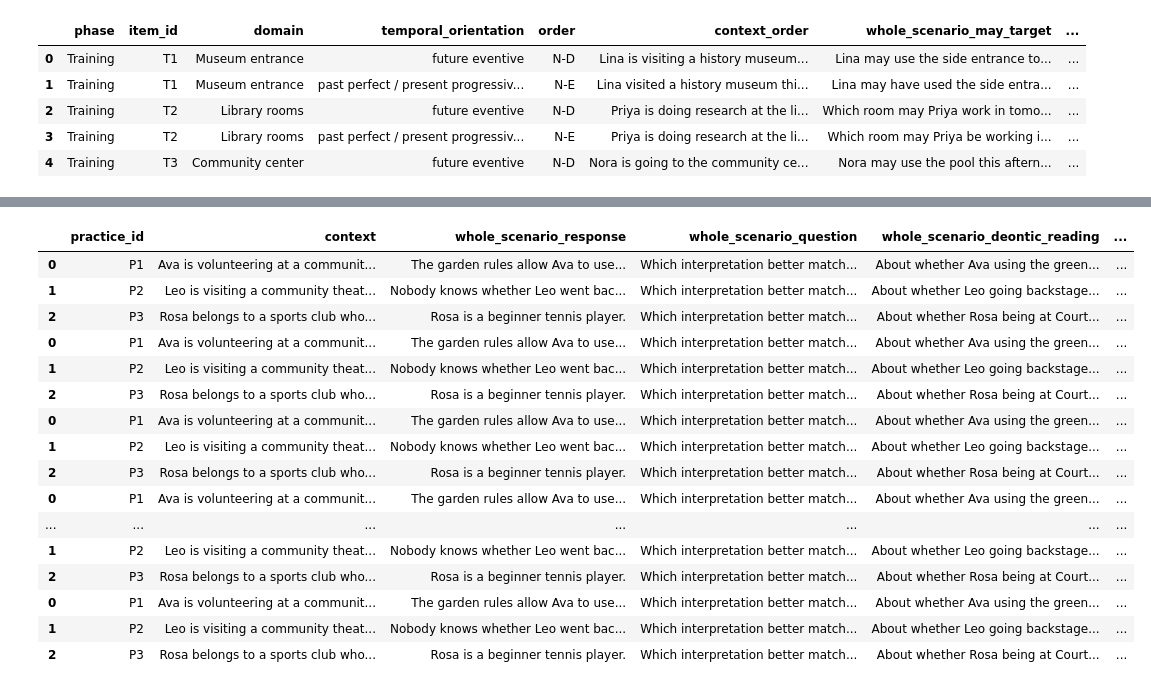
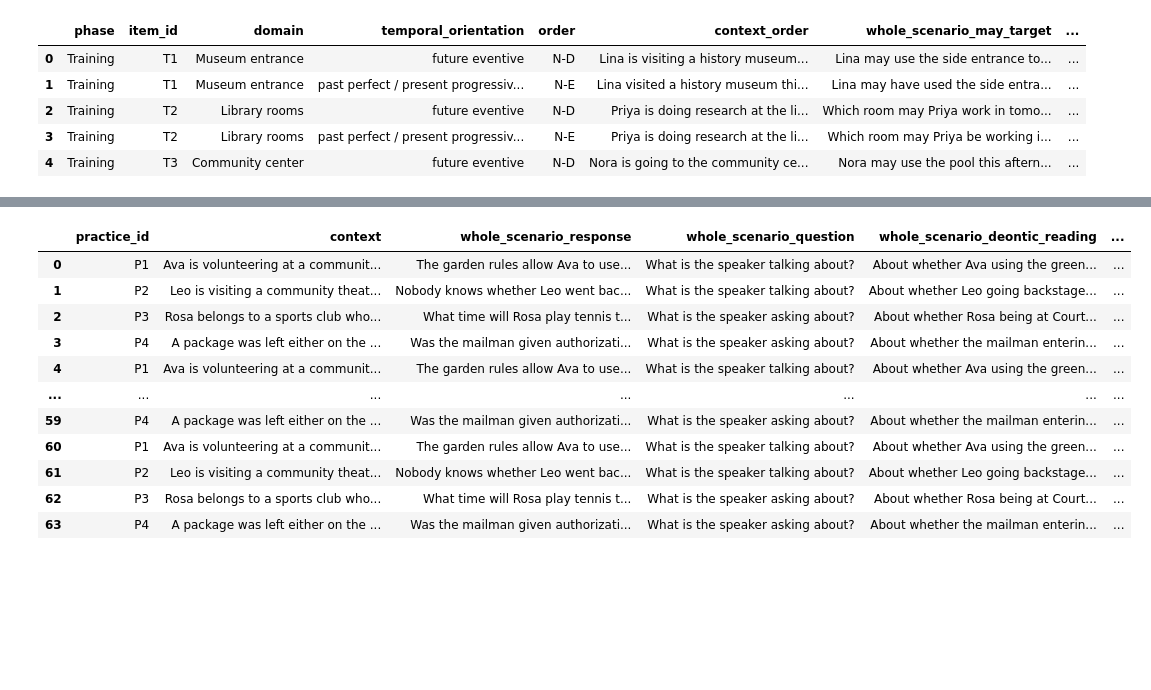
Before and after one commit to lucas-y-li/modal-learning, a Jupyter notebook: norming_study_modify_stimulus.ipynb, the cells around one changed output, grey strips where cells are left out. Saved outputs shown, nothing was run; the diff lists cells and outputs as text; code cells hidden in the pictures; blank space fills up the shorter version.

Commit message:
switched whole_scenario norm to be forced-choice and fixed group assignment balancing (copilot sucks)

```diff
--- a/norming_study_modify_stimulus.ipynb
+++ b/norming_study_modify_stimulus.ipynb
@@ -197,11 +199,11 @@ cols = [
     "syntax"
 ]
 
-whole_scenario = df[cols]
+whole_scenario = df[cols].copy()
 
 whole_scenario["whole_scenario_question"] = whole_scenario["whole_scenario_may_target"].apply(
-    lambda x: "Which interpretation better matches what the speaker is talking about?" if x[-1] == "." \
-        else "Which interpretation better matches what the speaker is asking about?"
+    lambda x: "What is the speaker talking about?" if x[-1] == "." \
+        else "What is the speaker asking about?"
 )
 
 whole_scenario.head()
@@ -270,6 +244,7 @@ whole_scenario_may = whole_scenario[[
         "temporal_orientation",
         "order",
         "context_order",
+        "context_order_code",
         "whole_scenario_may_target",
         "whole_scenario_question",
         "whole_scenario_deontic_reading", "whole_scenario_epistemic_reading",
@@ -287,6 +262,7 @@ whole_scenario_possible = whole_scenario[[
         "temporal_orientation",
         "order",
         "context_order",
+        "context_order_code",
         "whole_scenario_possible_target",
         "whole_scenario_question",
         "whole_scenario_deontic_reading", "whole_scenario_epistemic_reading",
@@ -295,7 +271,7 @@ whole_scenario_possible = whole_scenario[[
         ]].rename(columns={
             "whole_scenario_possible_target":"whole_scenario_response",
         })
-whole_scenario_may["response_type"] = "possible"
+whole_scenario_possible["response_type"] = "possible"
 
 
 whole_scenario_may.head()
@@ -309,8 +284,0 @@ whole_scenario_may.head()
-# %%
-# participants see either may or possible, not both.
-
-whole_scenario_may["group"] = (whole_scenario_may.index + whole_scenario_may.index // 2) % 2 + 1
-print(whole_scenario_may["group"].tolist())
-
-whole_scenario_possible["group"] = (whole_scenario_possible.index + whole_scenario_possible.index // 2) % 2 + 3
-print(whole_scenario_possible["group"].tolist())
@@ -320,5 +285,5 @@ print(whole_scenario_possible["group"].tolist())
 # %%
-whole_scenario = pd.concat([whole_scenario_may, whole_scenario_possible])
+whole_scenario = pd.concat([whole_scenario_may, whole_scenario_possible]).reset_index(drop=True)
 
 whole_scenario["whole_scenario_response"] = whole_scenario["whole_scenario_response"].apply(
     lambda x: x.split(" — ")[0])
@@ -372,59 +478,38 @@ whole_scenario_combined.to_csv("whole_scenario_stimulus.csv")
 # %%
-# also update the practice trials to use the same orders
-
+# Practice trials use the same scale order as their experimental group.
 whole_scenario_practice = pd.read_csv("norming_practice_trials_whole_scenario.csv")
-
 practice_groups = []
-for group in range(1, 9):
+for condition in group_conditions.itertuples(index=False):
     p = whole_scenario_practice.copy()
-    p["group"] = group
-    if group > 4:
-        p["left_interpretation"] = p["whole_scenario_epistemic_reading"]
-        p["right_interpretation"] = p["whole_scenario_deontic_reading"]
-        p["expected_preference"] = p["expected_preference"].apply(
-            lambda x: '5' if x == '1' else '1' if x == '5' else x
-        )
-        p["scale_order"] = "epistemic-deontic"
-    else:
-        p["left_interpretation"] = p["whole_scenario_deontic_reading"]
-        p["right_interpretation"] = p["whole_scenario_epistemic_reading"]
-        p["scale_order"] = "deontic-epistemic"
+    p["group"] = condition.group
+    p["scale_order"] = condition.scale_order
+    p["response_type"] = condition.response_type
+    left = "whole_scenario_deontic_reading" if condition.scale_code == 0 else "whole_scenario_epistemic_reading"
+    right = "whole_scenario_epistemic_reading" if condition.scale_code == 0 else "whole_scenario_deontic_reading"
+    p["left_interpretation"] = p[left]
+    p["right_interpretation"] = p[right]
+    if condition.scale_code == 1:
+        # Labels naming the interpretation stay unchanged. Reverse numeric
+        # left/right answer codes only (CSV may load them as strings or numbers).
+        p["expected_preference"] = p["expected_preference"].replace({
+            "1": "2", "2": "1", 1: 2, 2: 1,
+        })
     practice_groups.append(p)
 
-whole_scenario_practice_grouped = pd.concat(practice_groups)
-
-whole_scenario_practice_grouped["left_interpretation"] = whole_scenario_practice_grouped["left_interpretation"].apply(
-    lambda x: x.replace(
-        "rules or permissions", "<span style='color:#C62828'>rules or permissions</span>"
-        ).replace(
-            "available information", "<span style='color:#C62828'>available information</span>"
-        )
-)
-
-whole_scenario_practice_grouped["right_interpretation"] = whole_scenario_practice_grouped["right_interpretation"].apply(
-    lambda x: x.replace(
-        "rules or permissions", "<span style='color:#1565C0'>rules or permissions</span>"
-        ).replace(
-            "available information", "<span style='color:#1565C0'>available information</span>"
-        )
-)
-
+whole_scenario_practice_grouped = pd.concat(practice_groups, ignore_index=True)
+practice_scale = whole_scenario_practice_grouped.groupby("group")["scale_order"].first()
+assert practice_scale.equals(group_conditions.set_index("group")["scale_order"])
 whole_scenario_practice_grouped
 # %% [output]
 |  | practice_id | context | whole_scenario_response | whole_scenario_question | whole_scenario_deontic_reading | ... |
-| 0 | P1 | Ava is volunteering at a communit... | The garden rules allow Ava to use... | Which interpretation better match... | About whether Ava using the green... | ... |
-| 1 | P2 | Leo is visiting a community theat... | Nobody knows whether Leo went bac... | Which interpretation better match... | About whether Leo going backstage... | ... |
-| 2 | P3 | Rosa belongs to a sports club who... | Rosa is a beginner tennis player. | Which interpretation better match... | About whether Rosa being at Court... | ... |
-| 0 | P1 | Ava is volunteering at a communit... | The garden rules allow Ava to use... | Which interpretation better match... | About whether Ava using the green... | ... |
-| 1 | P2 | Leo is visiting a community theat... | Nobody knows whether Leo went bac... | Which interpretation better match... | About whether Leo going backstage... | ... |
-| 2 | P3 | Rosa belongs to a sports club who... | Rosa is a beginner tennis player. | Which interpretation better match... | About whether Rosa being at Court... | ... |
-| 0 | P1 | Ava is volunteering at a communit... | The garden rules allow Ava to use... | Which interpretation better match... | About whether Ava using the green... | ... |
-| 1 | P2 | Leo is visiting a community theat... | Nobody knows whether Leo went bac... | Which interpretation better match... | About whether Leo going backstage... | ... |
-| 2 | P3 | Rosa belongs to a sports club who... | Rosa is a beginner tennis player. | Which interpretation better match... | About whether Rosa being at Court... | ... |
-| 0 | P1 | Ava is volunteering at a communit... | The garden rules allow Ava to use... | Which interpretation better match... | About whether Ava using the green... | ... |
+| 0 | P1 | Ava is volunteering at a communit... | The garden rules allow Ava to use... | What is the speaker talking about? | About whether Ava using the green... | ... |
+| 1 | P2 | Leo is visiting a community theat... | Nobody knows whether Leo went bac... | What is the speaker talking about? | About whether Leo going backstage... | ... |
+| 2 | P3 | Rosa belongs to a sports club who... | What time will Rosa play tennis t... | What is the speaker asking about? | About whether Rosa being at Court... | ... |
+| 3 | P4 | A package was left either on the ... | Was the mailman given authorizati... | What is the speaker asking about? | About whether the mailman enterin... | ... |
+| 4 | P1 | Ava is volunteering at a communit... | The garden rules allow Ava to use... | What is the speaker talking about? | About whether Ava using the green... | ... |
 | ... | ... | ... | ... | ... | ... | ... |
-| 1 | P2 | Leo is visiting a community theat... | Nobody knows whether Leo went bac... | Which interpretation better match... | About whether Leo going backstage... | ... |
-| 2 | P3 | Rosa belongs to a sports club who... | Rosa is a beginner tennis player. | Which interpretation better match... | About whether Rosa being at Court... | ... |
-| 0 | P1 | Ava is volunteering at a communit... | The garden rules allow Ava to use... | Which interpretation better match... | About whether Ava using the green... | ... |
-| 1 | P2 | Leo is visiting a community theat... | Nobody knows whether Leo went bac... | Which interpretation better match... | About whether Leo going backstage... | ... |
-| 2 | P3 | Rosa belongs to a sports club who... | Rosa is a beginner tennis player. | Which interpretation better match... | About whether Rosa being at Court... | ... |
+| 59 | P4 | A package was left either on the ... | Was the mailman given authorizati... | What is the speaker asking about? | About whether the mailman enterin... | ... |
+| 60 | P1 | Ava is volunteering at a communit... | The garden rules allow Ava to use... | What is the speaker talking about? | About whether Ava using the green... | ... |
+| 61 | P2 | Leo is visiting a community theat... | Nobody knows whether Leo went bac... | What is the speaker talking about? | About whether Leo going backstage... | ... |
+| 62 | P3 | Rosa belongs to a sports club who... | What time will Rosa play tennis t... | What is the speaker asking about? | About whether Rosa being at Court... | ... |
+| 63 | P4 | A package was left either on the ... | Was the mailman given authorizati... | What is the speaker asking about? | About whether the mailman enterin... | ... |
```
Also changed, not shown: parts of 12 cells of this notebook, 3 other files.
